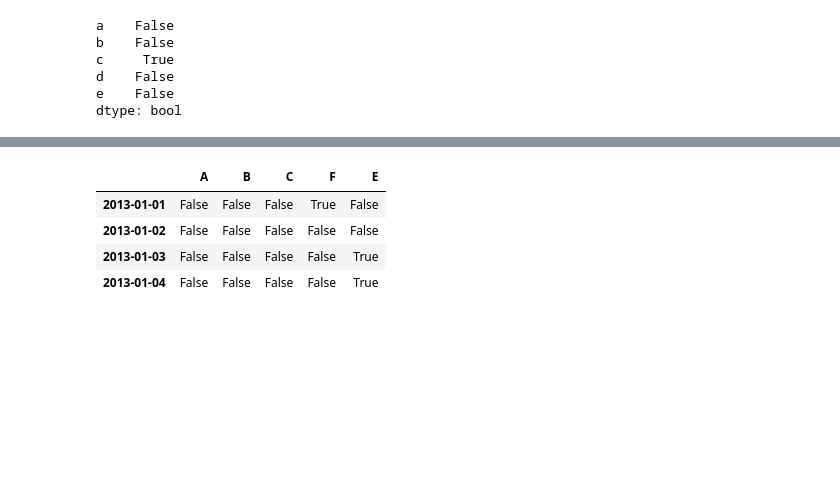
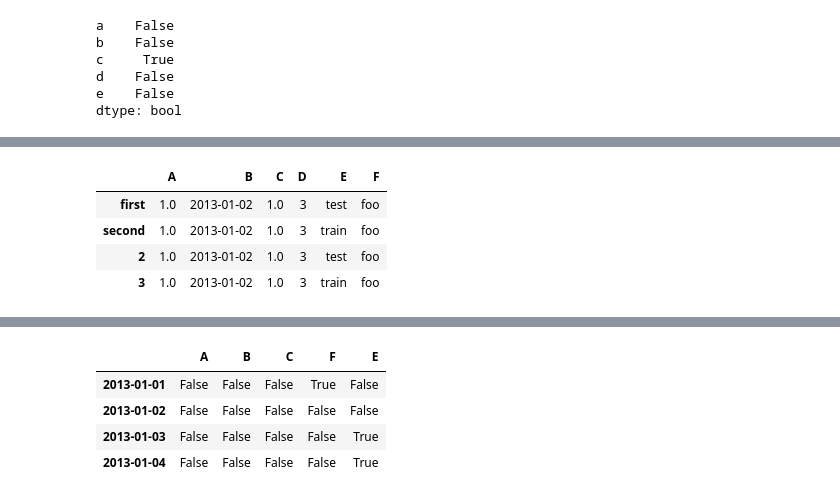
Before and after one commit to veledzimovich-iTechArt/pandas, a Jupyter notebook: 10min.ipynb, the cells around one changed output, grey strips where cells are left out. Cells and saved outputs as stored; diff of their text form; code cells hidden in the pictures; blank space fills up the shorter version.

```diff
--- a/10min.ipynb
+++ b/10min.ipynb
@@ -621,0 +664,8 @@ frame_rand
+# %%
+frame_dict.rename(index={0: 'first', 1: 'second'})
+# %% [output]
+|  | A | B | C | D | E | F |
+| first | 1.0 | 2013-01-02 | 1.0 | 3 | test | foo |
+| second | 1.0 | 2013-01-02 | 1.0 | 3 | train | foo |
+| 2 | 1.0 | 2013-01-02 | 1.0 | 3 | test | foo |
+| 3 | 1.0 | 2013-01-02 | 1.0 | 3 | train | foo |
```
Also changed, not shown: parts of 99 cells of this notebook, 4 other files.
